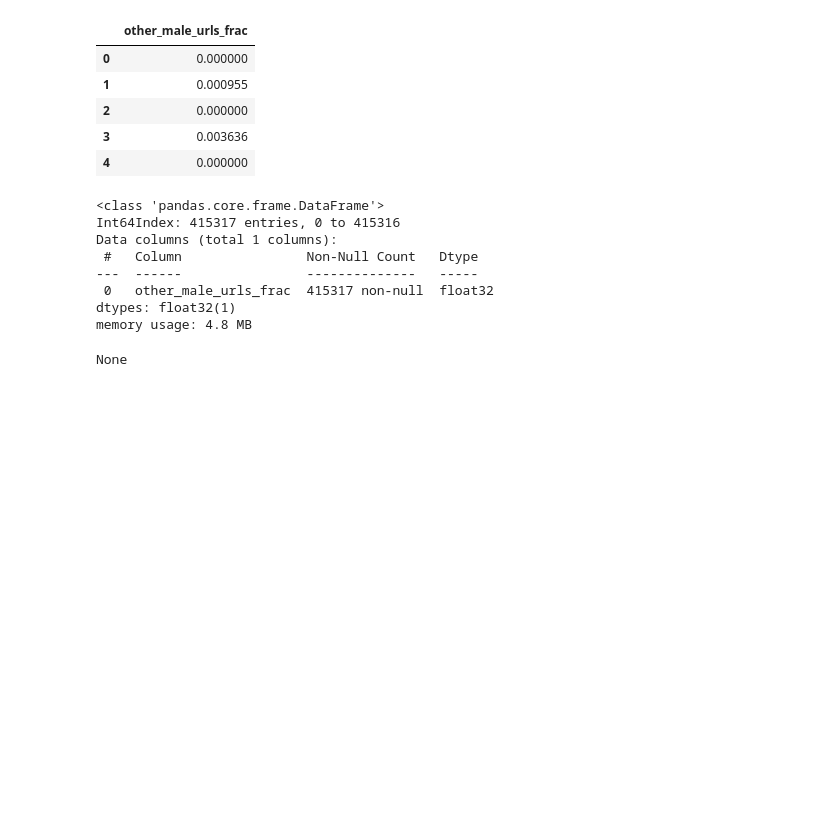
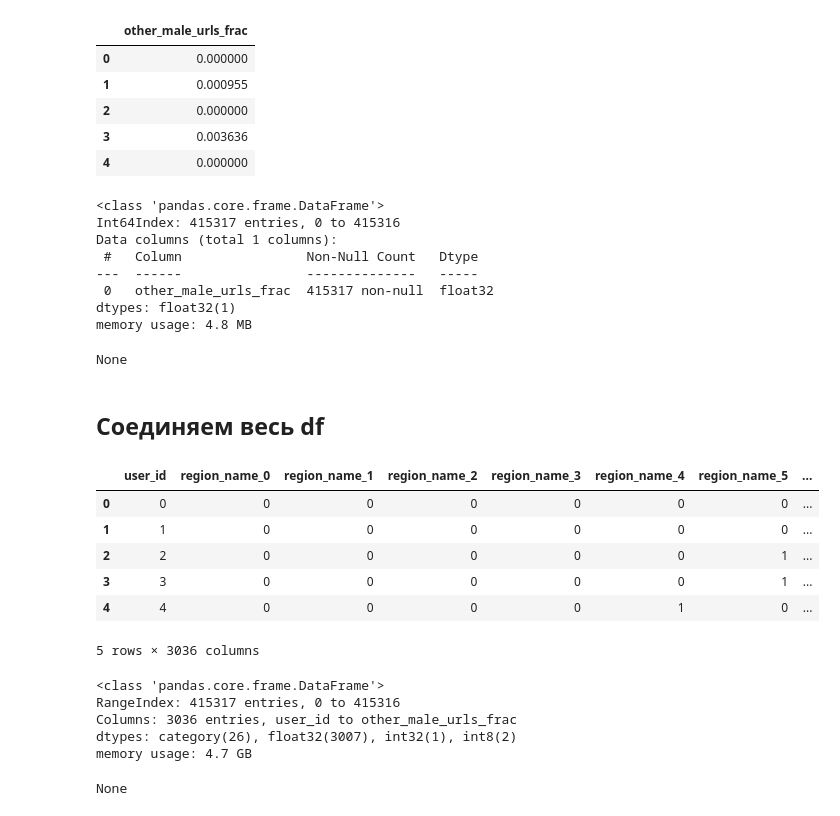
Before and after one commit to koshkidadanet/MTS-ML-CUP, a Jupyter notebook: feature_eng.ipynb, the cells around one changed output. Saved outputs shown, nothing was run; the diff lists cells and outputs as text; code cells hidden in the pictures; blank space fills up the shorter version.

Commit message:
full_data

```diff
--- a/feature_eng.ipynb
+++ b/feature_eng.ipynb
@@ -1607,3 +1608,29 @@ Data columns (total 1 columns):
 dtypes: float32(1)
 memory usage: 4.8 MB
 None
+# %% [markdown]
+## Соединяем весь df
+# %%
+list_parquet = glob.glob("..\\full_data\\figma_plan\\*.parquet")
+
+df = pd.DataFrame()
+for path in list_parquet:
+    part_df = dd.read_parquet(path).compute()
+    df = pd.concat([df,part_df],axis=1)
+
+display(df.head())
+display(df.info())
+# %% [output]
+|  | user_id | region_name_0 | region_name_1 | region_name_2 | region_name_3 | region_name_4 | region_name_5 | ... |
+| 0 | 0 | 0 | 0 | 0 | 0 | 0 | 0 | ... |
+| 1 | 1 | 0 | 0 | 0 | 0 | 0 | 0 | ... |
+| 2 | 2 | 0 | 0 | 0 | 0 | 0 | 1 | ... |
+| 3 | 3 | 0 | 0 | 0 | 0 | 0 | 1 | ... |
+| 4 | 4 | 0 | 0 | 0 | 0 | 1 | 0 | ... |
+5 rows × 3036 columns
+<class 'pandas.core.frame.DataFrame'>
+RangeIndex: 415317 entries, 0 to 415316
+Columns: 3036 entries, user_id to other_male_urls_frac
+dtypes: category(26), float32(3007), int32(1), int8(2)
+memory usage: 4.7 GB
+None
```
Also changed, not shown: parts of 3 cells of this notebook, 5 other files.
